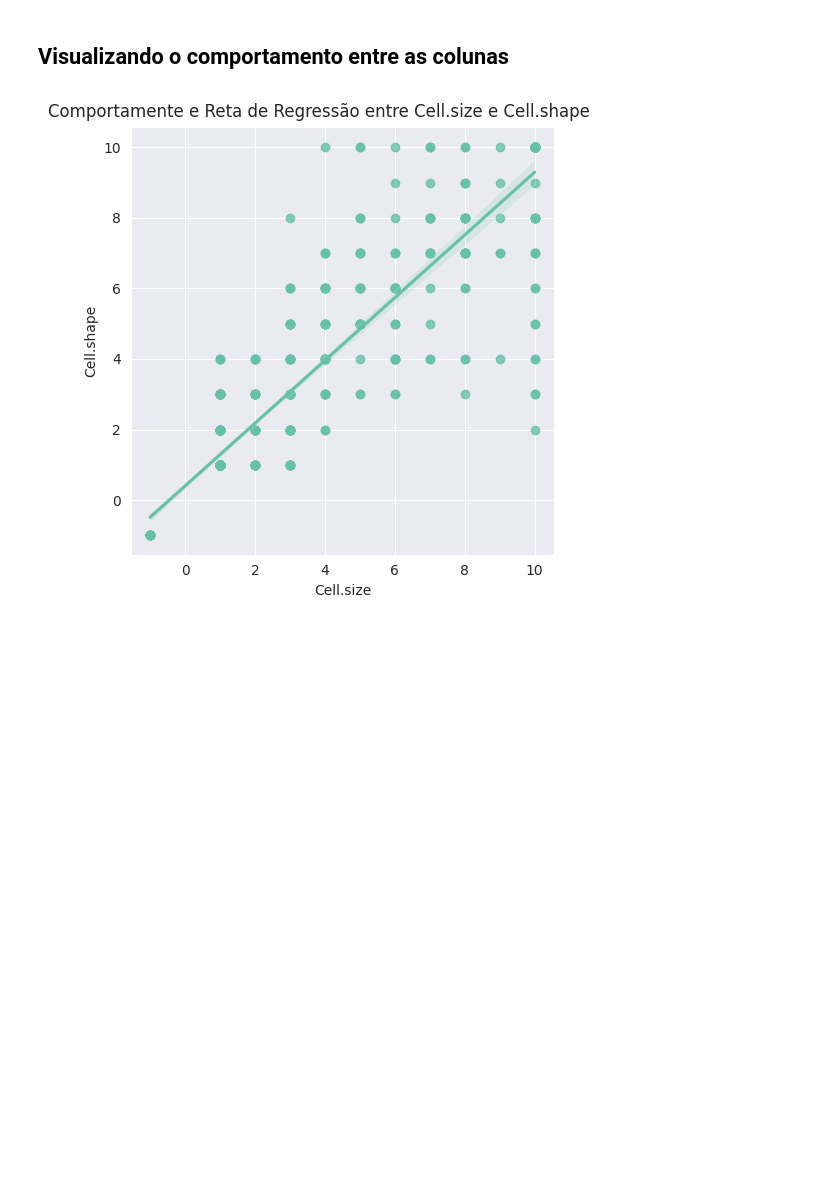
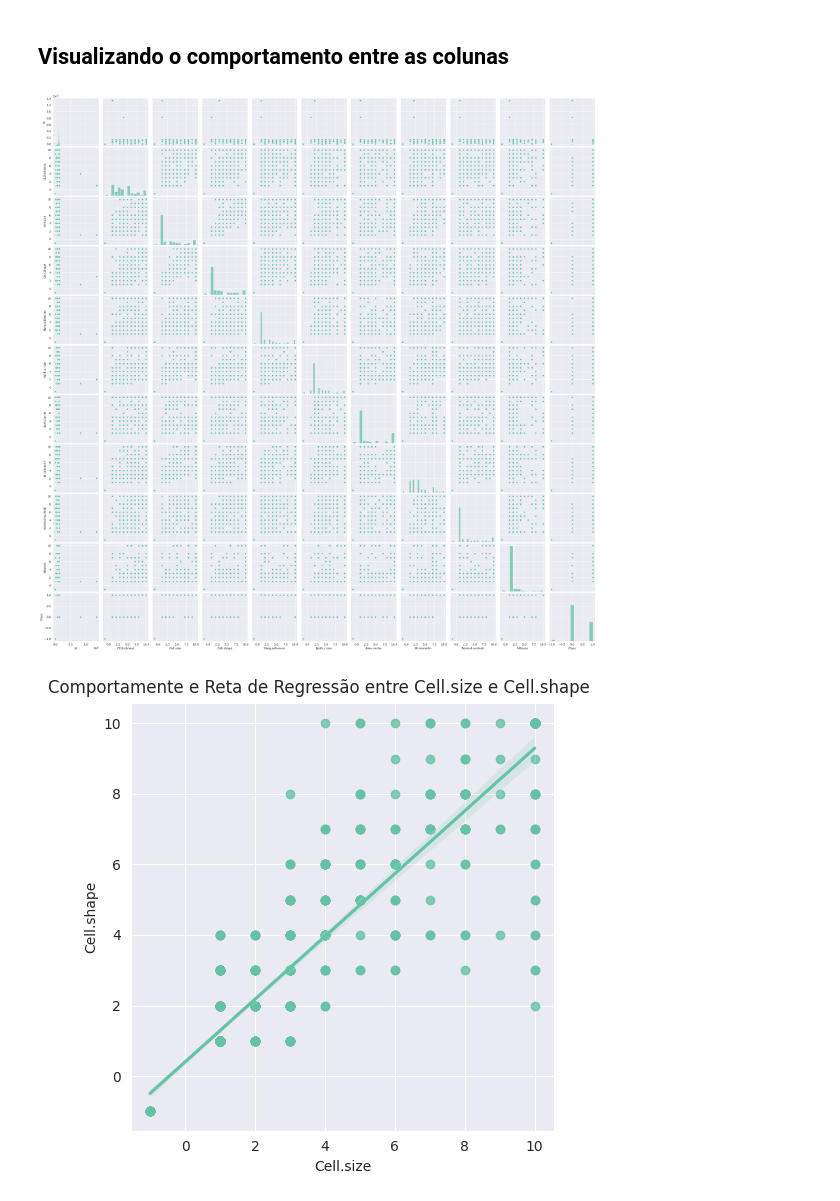
Before and after one commit to Massato01/CalculoNumericoRegressaoLinearVinho, a Jupyter notebook: ProjetoCalculoNumerico.ipynb, the cells around one changed output. Saved outputs shown, nothing was run; the diff lists cells and outputs as text; code cells hidden in the pictures; blank space fills up the shorter version.

```diff
--- a/ProjetoCalculoNumerico.ipynb
+++ b/ProjetoCalculoNumerico.ipynb
@@ -130,7 +130,9 @@ sns.set_style("darkgrid")
 # %% [markdown]
 ## Visualizando o comportamento entre as colunas
 # %%
-# ax = sns.pairplot(df_breast_cancer)
+ax = sns.pairplot(df_breast_cancer)
+# %% [output]
+[figure, added]
 # %%
 ax = sns.lmplot(x = 'Cell.size', y = 'Cell.shape', data = df_breast_cancer);
 ax.fig.suptitle('Comportamente e Reta de Regressão entre Cell.size e Cell.shape',
```
